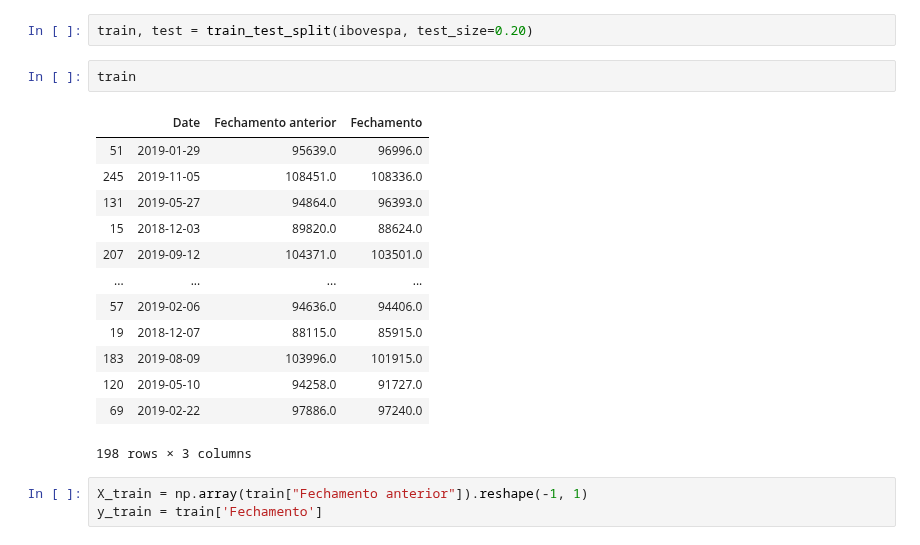
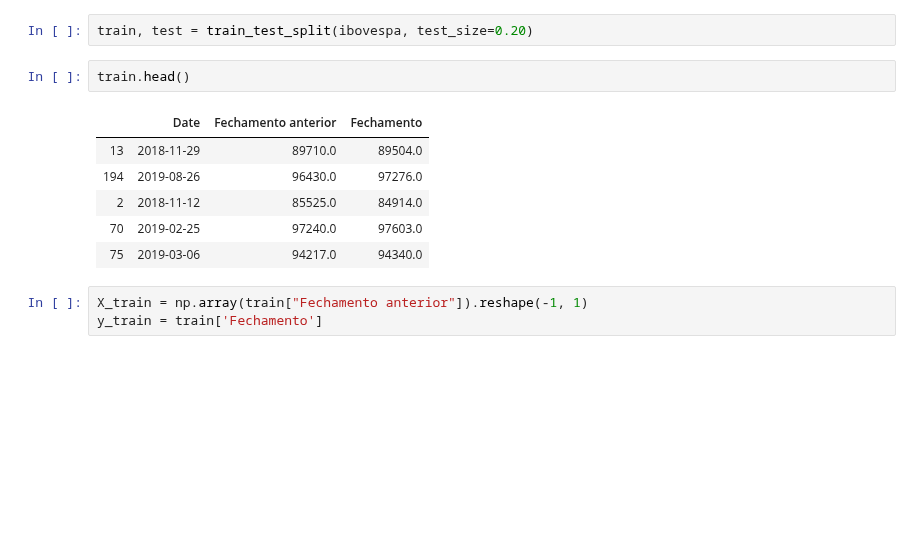
Before and after one commit to pbcarani/P3-Data-Science, a Jupyter notebook: P3_NOVO.ipynb, the cells around one changed output. Drawn from its saved outputs; the diff is of its cells as text; blank space fills up the shorter version.

```diff
--- a/P3_NOVO.ipynb
+++ b/P3_NOVO.ipynb
@@ -152,21 +157,14 @@ ibovespa=ibovespa.dropna()
 # %%
 train, test = train_test_split(ibovespa, test_size=0.20)
 # %%
-train
+train.head()
 # %% [output]
 |  | Date | Fechamento anterior | Fechamento |
-| 51 | 2019-01-29 | 95639.0 | 96996.0 |
-| 245 | 2019-11-05 | 108451.0 | 108336.0 |
-| 131 | 2019-05-27 | 94864.0 | 96393.0 |
-| 15 | 2018-12-03 | 89820.0 | 88624.0 |
-| 207 | 2019-09-12 | 104371.0 | 103501.0 |
-| ... | ... | ... | ... |
-| 57 | 2019-02-06 | 94636.0 | 94406.0 |
-| 19 | 2018-12-07 | 88115.0 | 85915.0 |
-| 183 | 2019-08-09 | 103996.0 | 101915.0 |
-| 120 | 2019-05-10 | 94258.0 | 91727.0 |
-| 69 | 2019-02-22 | 97886.0 | 97240.0 |
+| 13 | 2018-11-29 | 89710.0 | 89504.0 |
+| 194 | 2019-08-26 | 96430.0 | 97276.0 |
+| 2 | 2018-11-12 | 85525.0 | 84914.0 |
+| 70 | 2019-02-25 | 97240.0 | 97603.0 |
+| 75 | 2019-03-06 | 94217.0 | 94340.0 |
-198 rows × 3 columns
 # %%
 X_train = np.array(train["Fechamento anterior"]).reshape(-1, 1)
 y_train = train['Fechamento']
```
Also changed, not shown: parts of 14 cells of this notebook.
